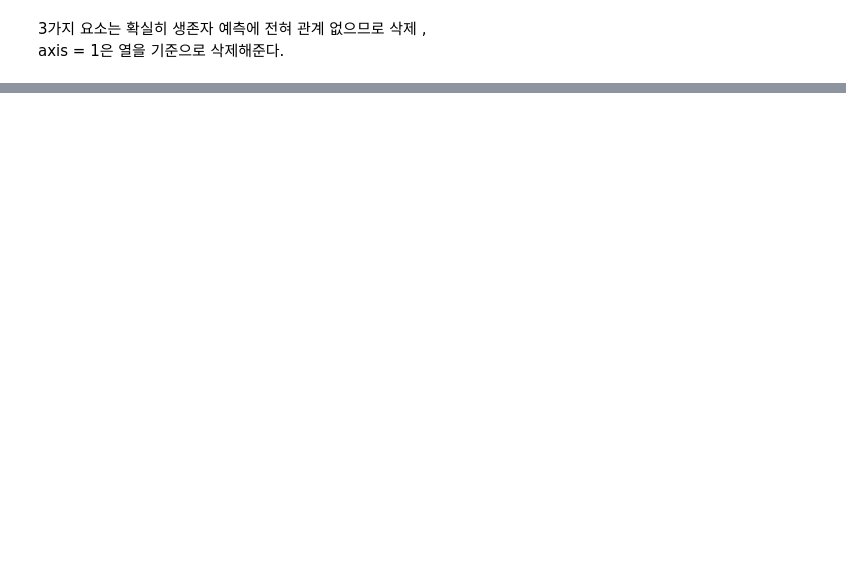
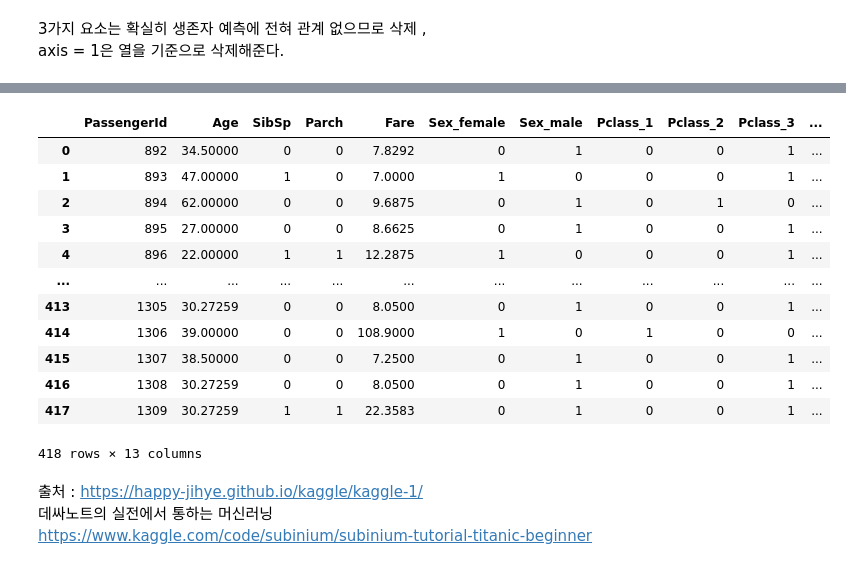
Before and after one commit to jhkang0516/Mogakso, a Jupyter notebook: 타이타닉.ipynb, the cells around one changed output, grey strips where cells are left out. Drawn from its saved outputs; the diff is of its cells as text; code cells hidden in the pictures; blank space fills up the shorter version.

```diff
--- a/타이타닉.ipynb
+++ b/타이타닉.ipynb
@@ -100,0 +238,4 @@ axis = 1은 열을 기준으로 삭제해준다.
+# %%
+test_dummies["Age"].fillna(test_dummies["Age"].mean(),inplace=True)
+# %%
+test_dummies.fillna(0,inplace=True)
@@ -100,0 +266,16 @@ axis = 1은 열을 기준으로 삭제해준다.
+# %%
+test_dummies
+# %% [output]
+|  | PassengerId | Age | SibSp | Parch | Fare | Sex_female | Sex_male | Pclass_1 | Pclass_2 | Pclass_3 | ... |
+| 0 | 892 | 34.50000 | 0 | 0 | 7.8292 | 0 | 1 | 0 | 0 | 1 | ... |
+| 1 | 893 | 47.00000 | 1 | 0 | 7.0000 | 1 | 0 | 0 | 0 | 1 | ... |
+| 2 | 894 | 62.00000 | 0 | 0 | 9.6875 | 0 | 1 | 0 | 1 | 0 | ... |
+| 3 | 895 | 27.00000 | 0 | 0 | 8.6625 | 0 | 1 | 0 | 0 | 1 | ... |
+| 4 | 896 | 22.00000 | 1 | 1 | 12.2875 | 1 | 0 | 0 | 0 | 1 | ... |
+| ... | ... | ... | ... | ... | ... | ... | ... | ... | ... | ... | ... |
+| 413 | 1305 | 30.27259 | 0 | 0 | 8.0500 | 0 | 1 | 0 | 0 | 1 | ... |
+| 414 | 1306 | 39.00000 | 0 | 0 | 108.9000 | 1 | 0 | 1 | 0 | 0 | ... |
+| 415 | 1307 | 38.50000 | 0 | 0 | 7.2500 | 0 | 1 | 0 | 0 | 1 | ... |
+| 416 | 1308 | 30.27259 | 0 | 0 | 8.0500 | 0 | 1 | 0 | 0 | 1 | ... |
+| 417 | 1309 | 30.27259 | 1 | 1 | 22.3583 | 0 | 1 | 0 | 0 | 1 | ... |
+418 rows × 13 columns
@@ -100,0 +297,4 @@ axis = 1은 열을 기준으로 삭제해준다.
+# %% [markdown]
+출처 : https://happy-jihye.github.io/kaggle/kaggle-1/
+데싸노트의 실전에서 통하는 머신러닝
+https://www.kaggle.com/code/subinium/subinium-tutorial-titanic-beginner
```
Also changed, not shown: parts of 28 cells of this notebook.
